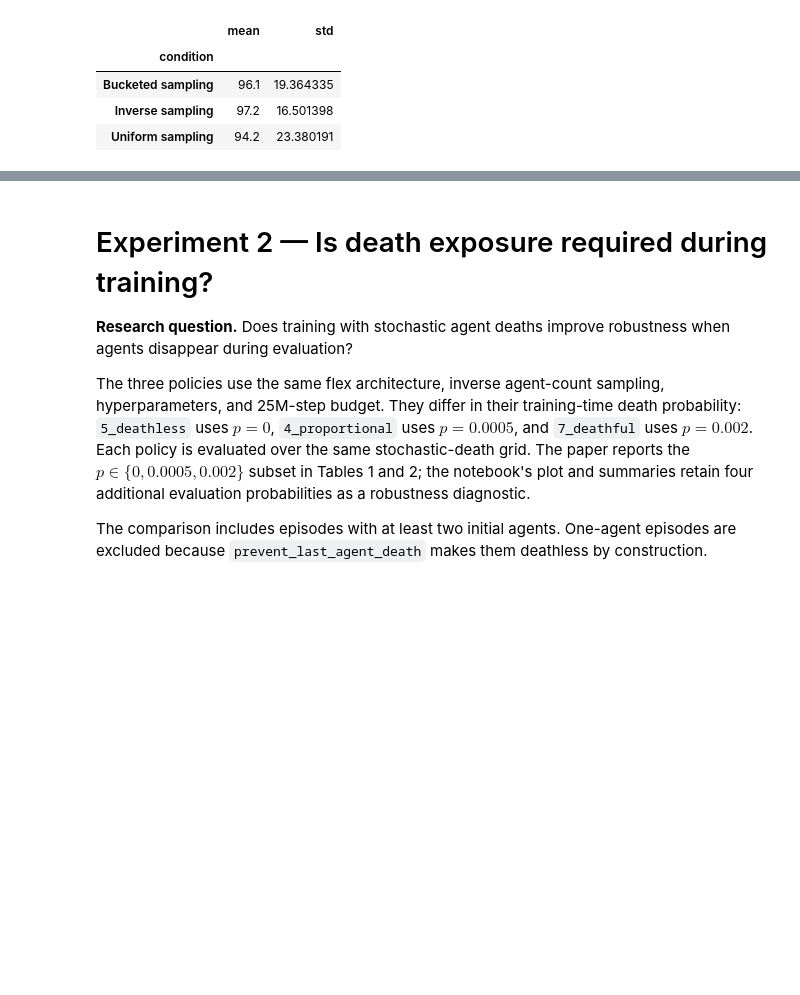
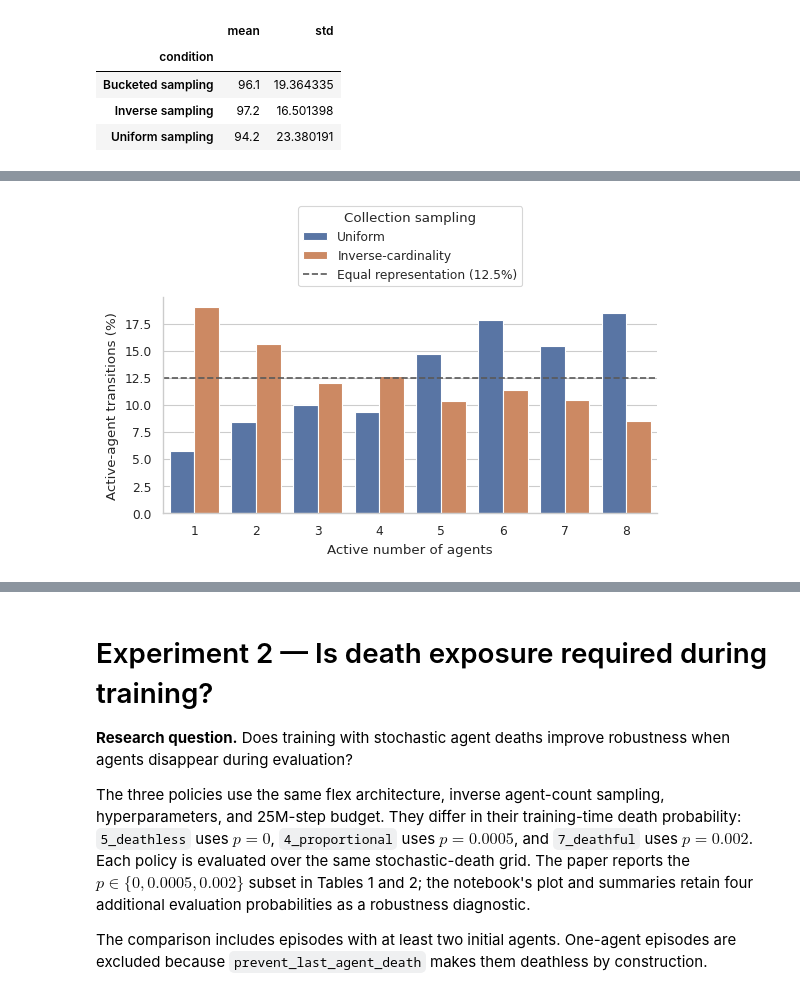
Before and after one commit to Project-GrADyS/distributed-rl, a Jupyter notebook: projects/data-harvesting/analysis/ras_2026.ipynb, the cells around one changed output, grey strips where cells are left out. Saved outputs shown, nothing was run; the diff lists cells and outputs as text; code cells hidden in the pictures; blank space fills up the shorter version.

Commit message:
feat: Transition distribution between sampling strategies

```diff
--- a/projects/data-harvesting/analysis/ras_2026.ipynb
+++ b/projects/data-harvesting/analysis/ras_2026.ipynb
@@ -128,0 +166,30 @@ all_case_summary
+# %%
+transition_tables, transition_metadata = [], []
+for run_name, condition in TRANSITION_CONDITIONS.items():
+    run = RUNS[run_name]
+    rollout = collect_transition_rollout(run, TRANSITION_FRAMES)
+    active = rollout["agents", "mask"].sum(-1).numpy()  # Current-state mask, not next.
+    joint_counts = np.bincount(active, minlength=9)[1:9]
+    active_counts = np.bincount(active, weights=active, minlength=9)[1:9].astype(np.int64)
+    percentages = 100 * active_counts / active_counts.sum()
+    assert joint_counts.sum() == rollout.numel() == TRANSITION_FRAMES
+    assert active_counts.sum() == active.sum()
+    assert np.isclose(percentages.sum(), 100)
+    transition_tables.append(pd.DataFrame({
+        "run_name": run_name, "condition": condition,
+        "active_team_size": np.arange(1, 9),
+        "joint_frames": joint_counts,
+        "active_agent_transitions": active_counts,
+        "active_agent_percent": percentages,
+    }))
+    transition_metadata.append({
+        "run_name": run_name, "run_id": run.run_id,
+        "model_id": run.final_model().model_id,
+        "joint_frames": rollout.numel(), "seed": TRANSITION_COLLECTION_SEED,
+        "exploration_sigma": run.config["training"]["exploration_sigma_end"],
+    })
+    del rollout
+
+transition_distribution = pd.concat(transition_tables, ignore_index=True)
+display(pd.DataFrame(transition_metadata))
+display(transition_distribution)
@@ -128,0 +217,13 @@ all_case_summary
+# %%
+fig, ax = plt.subplots(figsize=(5.8, 3.8))
+sns.barplot(
+    data=transition_distribution, x="active_team_size", y="active_agent_percent",
+    hue="condition", order=range(1, 9),
+    hue_order=list(TRANSITION_CONDITIONS.values()), errorbar=None, ax=ax,
+)
+ax.axhline(12.5, color="0.35", linestyle="--", linewidth=1.2, label="Equal representation (12.5%)")
+ax.set(xlabel="Active number of agents", ylabel="Active-agent transitions (%)", ylim=(0, None))
+ax.legend(title="Collection sampling", loc="lower center", bbox_to_anchor=(0.5, 1.02))
+fig.tight_layout()
+plt.show()
+# %% [output]
@@ -128,0 +247 @@ all_case_summary
+[figure, added]
```
Also changed, not shown: parts of 6 cells of this notebook.
